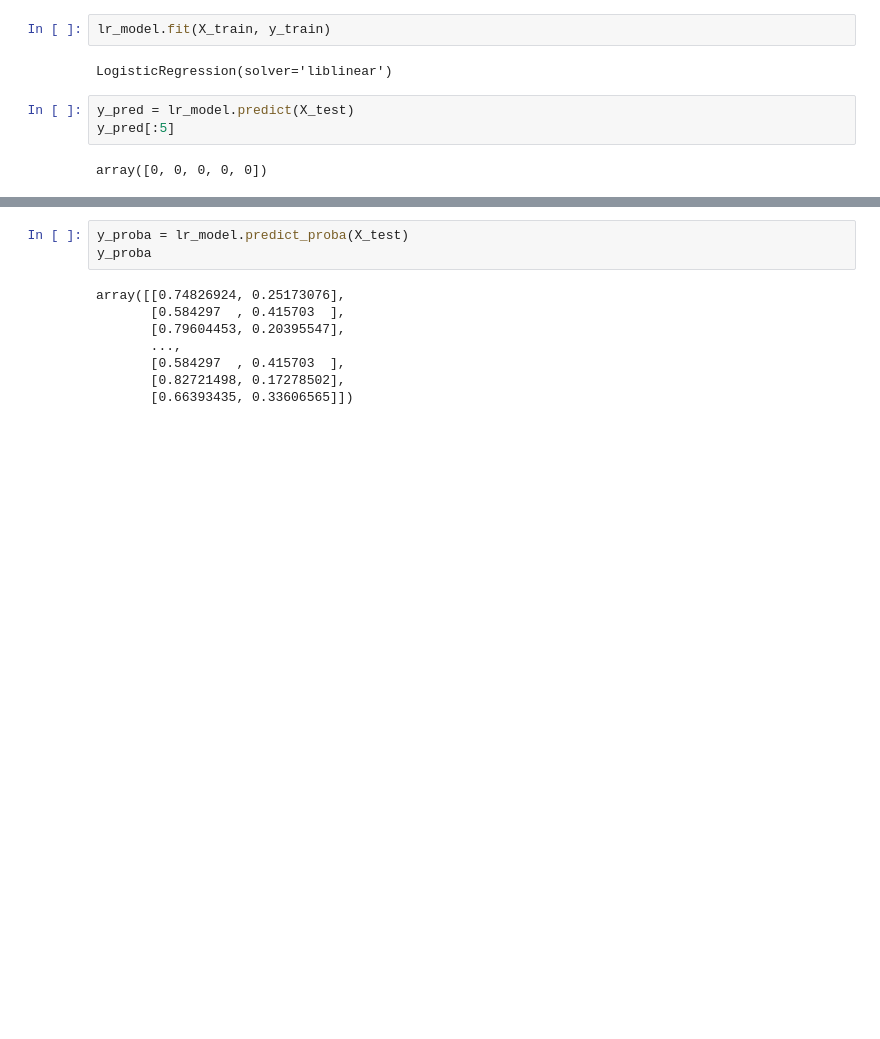
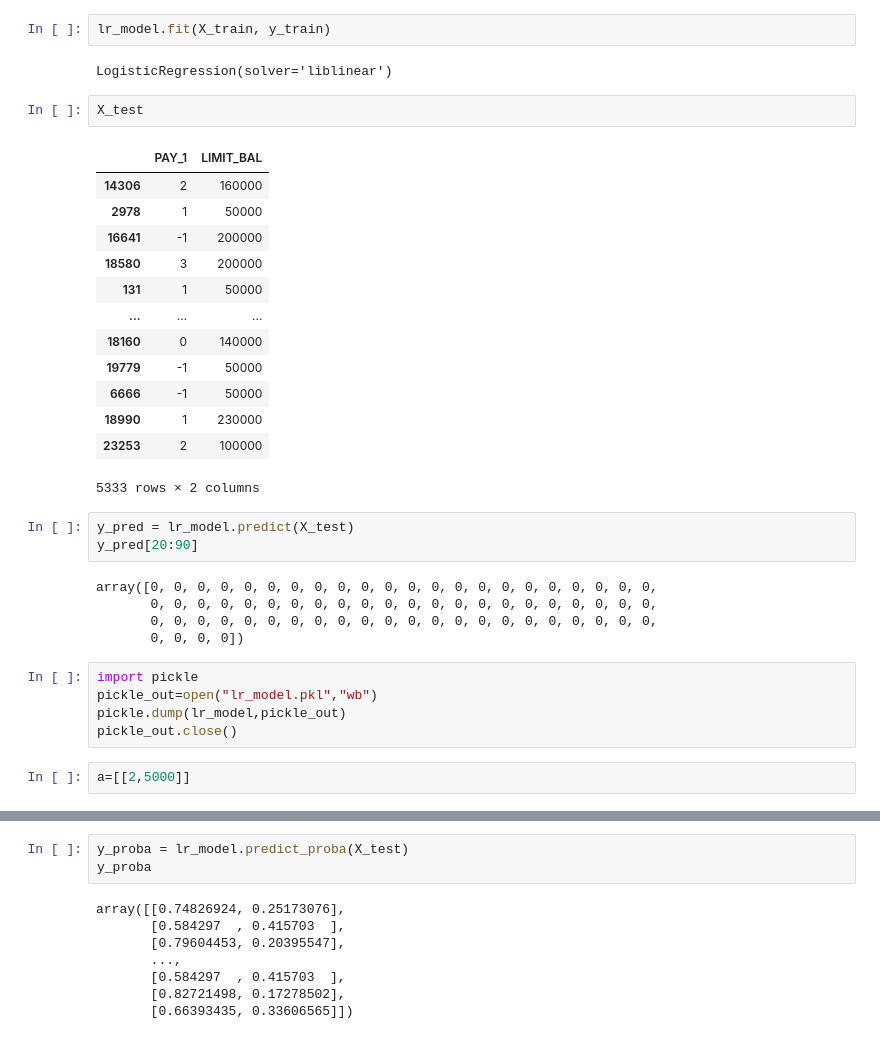
Before and after one commit to Thikshaya555/TECHNOCOLABS-INTERNSHIP-, a Jupyter notebook: fitting_logistic_regression.ipynb, the cells around one changed output, grey strips where cells are left out. Saved outputs shown, nothing was run; the diff lists cells and outputs as text; blank space fills up the shorter version.

```diff
--- a/fitting_logistic_regression.ipynb
+++ b/fitting_logistic_regression.ipynb
@@ -410,8 +442,34 @@ lr_model = LogisticRegression(solver = 'liblinear')
 lr_model.fit(X_train, y_train)
 # %% [output]
 LogisticRegression(solver='liblinear')
+# %%
+X_test
+# %% [output]
+|  | PAY_1 | LIMIT_BAL |
+| 14306 | 2 | 160000 |
+| 2978 | 1 | 50000 |
+| 16641 | -1 | 200000 |
+| 18580 | 3 | 200000 |
+| 131 | 1 | 50000 |
+| ... | ... | ... |
+| 18160 | 0 | 140000 |
+| 19779 | -1 | 50000 |
+| 6666 | -1 | 50000 |
+| 18990 | 1 | 230000 |
+| 23253 | 2 | 100000 |
+5333 rows × 2 columns
 # %%
 y_pred = lr_model.predict(X_test)
-y_pred[:5]
+y_pred[20:90]
 # %% [output]
-array([0, 0, 0, 0, 0])
+array([0, 0, 0, 0, 0, 0, 0, 0, 0, 0, 0, 0, 0, 0, 0, 0, 0, 0, 0, 0, 0, 0,
+       0, 0, 0, 0, 0, 0, 0, 0, 0, 0, 0, 0, 0, 0, 0, 0, 0, 0, 0, 0, 0, 0,
+       0, 0, 0, 0, 0, 0, 0, 0, 0, 0, 0, 0, 0, 0, 0, 0, 0, 0, 0, 0, 0, 0,
+       0, 0, 0, 0])
+# %%
+import pickle
+pickle_out=open("lr_model.pkl","wb")
+pickle.dump(lr_model,pickle_out)
+pickle_out.close()
+# %%
+a=[[2,5000]]
```
Also changed, not shown: parts of 5 cells of this notebook.
